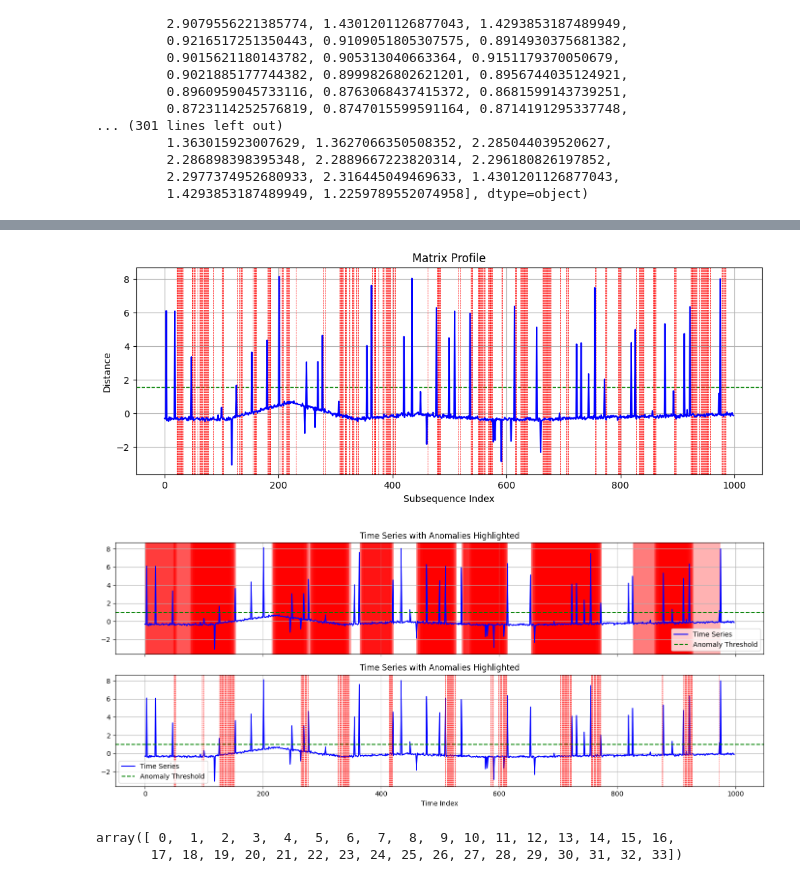
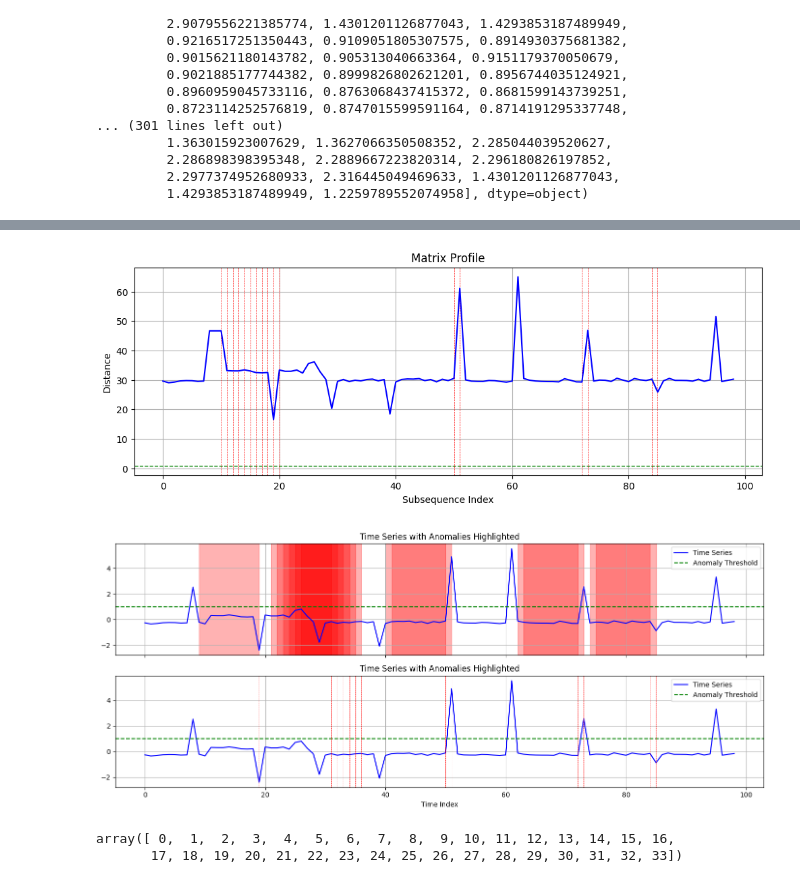
Before and after one commit to shahdivyank/turion-space, a Jupyter notebook: matrix_profile/mp.ipynb, the cells around one changed output, grey strips where cells are left out. Saved outputs shown, nothing was run; the diff lists cells and outputs as text; code cells hidden in the pictures.

```diff
--- a/matrix_profile/mp.ipynb
+++ b/matrix_profile/mp.ipynb
@@ -249,11 +263,11 @@ import numpy as np
 import matplotlib.pyplot as plt
 import stumpy
 
-time_series = np.load("../models/1.npy")
-window_size = 15
+time_series = np.load("../models/3.npy")
+window_size = 10
 matrix_profile = stumpy.stump(time_series, m=window_size)
 
-time_series = (time_series - np.mean(time_series)) / np.std(time_series)
+# time_series = (time_series - np.mean(time_series)) / np.std(time_series)
 
 mp = np.array(matrix_profile[:, 0])
 
@@ -264,7 +278,7 @@ plt.figure(figsize=(12, 4))
 plt.axhline(y=np.mean(mp), color='green', linestyle='--', linewidth=1)
 
 for value in mask:
-    plt.axvline(x=value, color='red', linestyle='--', linewidth=0.5)
+    plt.axvline(x=value + window_size, color='red', linestyle='--', linewidth=0.5)
 plt.plot(time_series, color = "blue")
 plt.title("Matrix Profile")
 plt.xlabel("Subsequence Index")
@@ -272,18 +286,18 @@ plt.ylabel("Distance")
 plt.grid()
 plt.show()
 # %% [output]
-[figure, old version]
+[figure, new version]
 # %%
 import numpy as np
 import matplotlib.pyplot as plt
 import stumpy
 
 # Load and normalize time series
-time_series = np.load("../models/1.npy")
+time_series = np.load("../models/3.npy")
 time_series = (time_series - np.mean(time_series)) / np.std(time_series)
 
 # Matrix Profile computation
-window_size = 50
+window_size = 10
 matrix_profile = stumpy.stump(time_series, m=window_size)
 mp = np.array(matrix_profile[:, 0])
 
@@ -311,35 +325,35 @@ axs[0].grid()
 
 axs[1].plot(time_series, color="blue", label="Time Series")
 
 mean = np.mean(time_series) + np.std(time_series)
 
 axs[1].axhline(y=mean, color='green', linestyle='--', label="Anomaly Threshold")
 
 # for idx in anomaly_indices:
 #     axs[1].axvspan(idx, idx + 1, color='red', alpha=0.3)
 axs[1].set_title("Time Series with Anomalies Highlighted")
 axs[1].legend()
 axs[1].grid()
 
 # # --- Bottom plot: Matrix profile with threshold and anomaly lines
 # # axs[1].plot(range(window_size - 1, len(time_series)), mp, color="orange", label="Matrix Profile")
 # axs[1].plot(range(window_size - 1, len(time_series)), mp, color="orange", label="Matrix Profile")
 # axs[1].axhline(y=threshold, color='green', linestyle='--', label="Anomaly Threshold")
 
 # # anomaly_indices = np.where(anomaly_indices < 100)[0]
 
 for idx in anomaly_indices:
-    axs[1].axvline(x=idx + window_size - 1, color='red', linestyle='--', linewidth=0.5)
+    axs[1].axvline(x=idx + window_size, color='red', linestyle='--', linewidth=0.5)
 
 # axs[1].set_title("Matrix Profile")
 # axs[1].legend()
 # axs[1].grid()
 
 plt.xlabel("Time Index")
 plt.tight_layout()
 plt.show()
 # %% [output]
-[figure, old version]
+[figure, new version]
 # %%
 mask = np.where(mp > 1 * np.mean(mp) + np.std(mp))
 # %%
```
Also changed, not shown: parts of 1 cell of this notebook, 24 other files.
